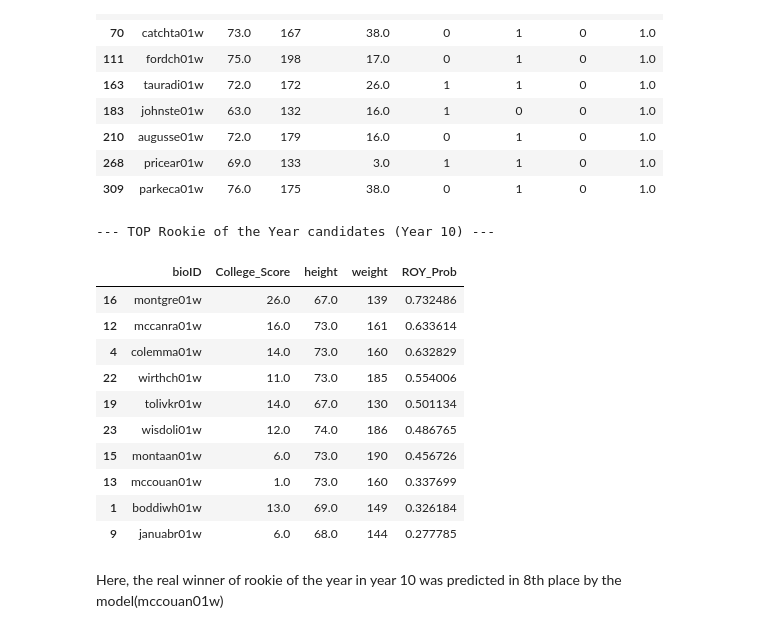
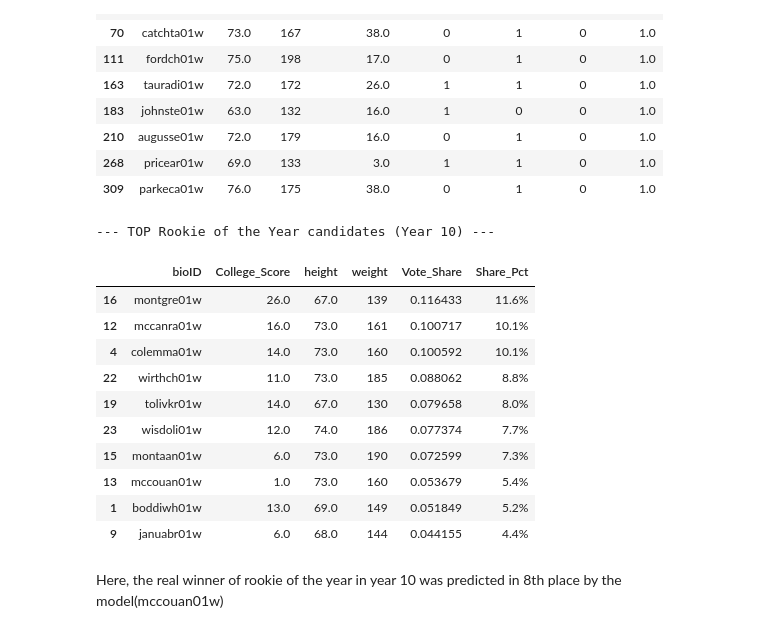
Before and after one commit to Fborralho/AC, a Jupyter notebook: q3_notebook.ipynb, the cells around one changed output. Cells and saved outputs as stored; diff of their text form; code cells hidden in the pictures.

```diff
--- a/q3_notebook.ipynb
+++ b/q3_notebook.ipynb
@@ -757,35 +763,38 @@ train_roy[train_roy['Won_ROY'] == 1].head(10)
 # %%
 scaler = StandardScaler()
 X_train_scaled = scaler.fit_transform(train_roy[features_roy])
 y_train = train_roy['Won_ROY']
 
 model_roy_log = LogisticRegression(random_state=42, class_weight='balanced')
 model_roy_log.fit(X_train_scaled, y_train)
 
 candidates_10_roy = prepare_rookie_data(10, players, players_teams, awards_players, college_map)
 
 X_test_scaled = scaler.transform(candidates_10_roy[features_roy])
 probs = model_roy_log.predict_proba(X_test_scaled)[:, 1]
 
 candidates_10_roy['ROY_Prob'] = probs
+total_prob = candidates_10_roy['ROY_Prob'].sum()
+candidates_10_roy['Vote_Share'] = candidates_10_roy['ROY_Prob'] / total_prob
 
-ranking_roy = candidates_10_roy[['bioID', 'College_Score', 'height', 'weight', 'ROY_Prob']].sort_values(by='ROY_Prob', ascending=False)
+ranking_roy = candidates_10_roy[['bioID', 'College_Score', 'height', 'weight', 'Vote_Share']].sort_values(by='Vote_Share', ascending=False)
+ranking_roy['Share_Pct'] = ranking_roy['Vote_Share'].apply(lambda x: f"{x:.1%}")
 
 print("\n--- TOP Rookie of the Year candidates (Year 10) ---")
 ranking_roy.head(10)
 # %% [output]
 --- TOP Rookie of the Year candidates (Year 10) ---
-|  | bioID | College_Score | height | weight | ROY_Prob |
-| 16 | montgre01w | 26.0 | 67.0 | 139 | 0.732486 |
-| 12 | mccanra01w | 16.0 | 73.0 | 161 | 0.633614 |
-| 4 | colemma01w | 14.0 | 73.0 | 160 | 0.632829 |
-| 22 | wirthch01w | 11.0 | 73.0 | 185 | 0.554006 |
-| 19 | tolivkr01w | 14.0 | 67.0 | 130 | 0.501134 |
-| 23 | wisdoli01w | 12.0 | 74.0 | 186 | 0.486765 |
-| 15 | montaan01w | 6.0 | 73.0 | 190 | 0.456726 |
-| 13 | mccouan01w | 1.0 | 73.0 | 160 | 0.337699 |
-| 1 | boddiwh01w | 13.0 | 69.0 | 149 | 0.326184 |
-| 9 | januabr01w | 6.0 | 68.0 | 144 | 0.277785 |
+|  | bioID | College_Score | height | weight | Vote_Share | Share_Pct |
+| 16 | montgre01w | 26.0 | 67.0 | 139 | 0.116433 | 11.6% |
+| 12 | mccanra01w | 16.0 | 73.0 | 161 | 0.100717 | 10.1% |
+| 4 | colemma01w | 14.0 | 73.0 | 160 | 0.100592 | 10.1% |
+| 22 | wirthch01w | 11.0 | 73.0 | 185 | 0.088062 | 8.8% |
+| 19 | tolivkr01w | 14.0 | 67.0 | 130 | 0.079658 | 8.0% |
+| 23 | wisdoli01w | 12.0 | 74.0 | 186 | 0.077374 | 7.7% |
+| 15 | montaan01w | 6.0 | 73.0 | 190 | 0.072599 | 7.3% |
+| 13 | mccouan01w | 1.0 | 73.0 | 160 | 0.053679 | 5.4% |
+| 1 | boddiwh01w | 13.0 | 69.0 | 149 | 0.051849 | 5.2% |
+| 9 | januabr01w | 6.0 | 68.0 | 144 | 0.044155 | 4.4% |
 # %% [markdown]
 Here, the real winner of rookie of the year in year 10 was predicted in 8th place by the model(mccouan01w)
 # %% [markdown]
```
Also changed, not shown: parts of 8 cells of this notebook, 2 other files.
